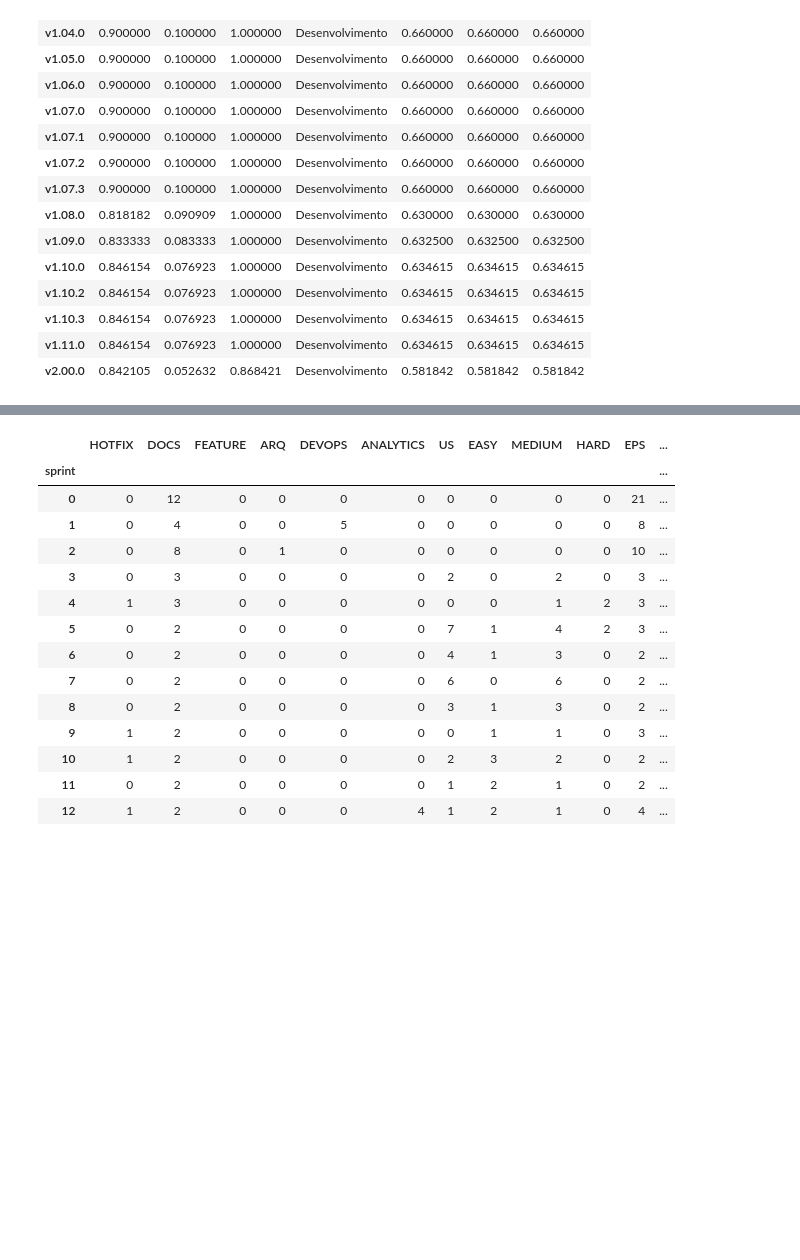
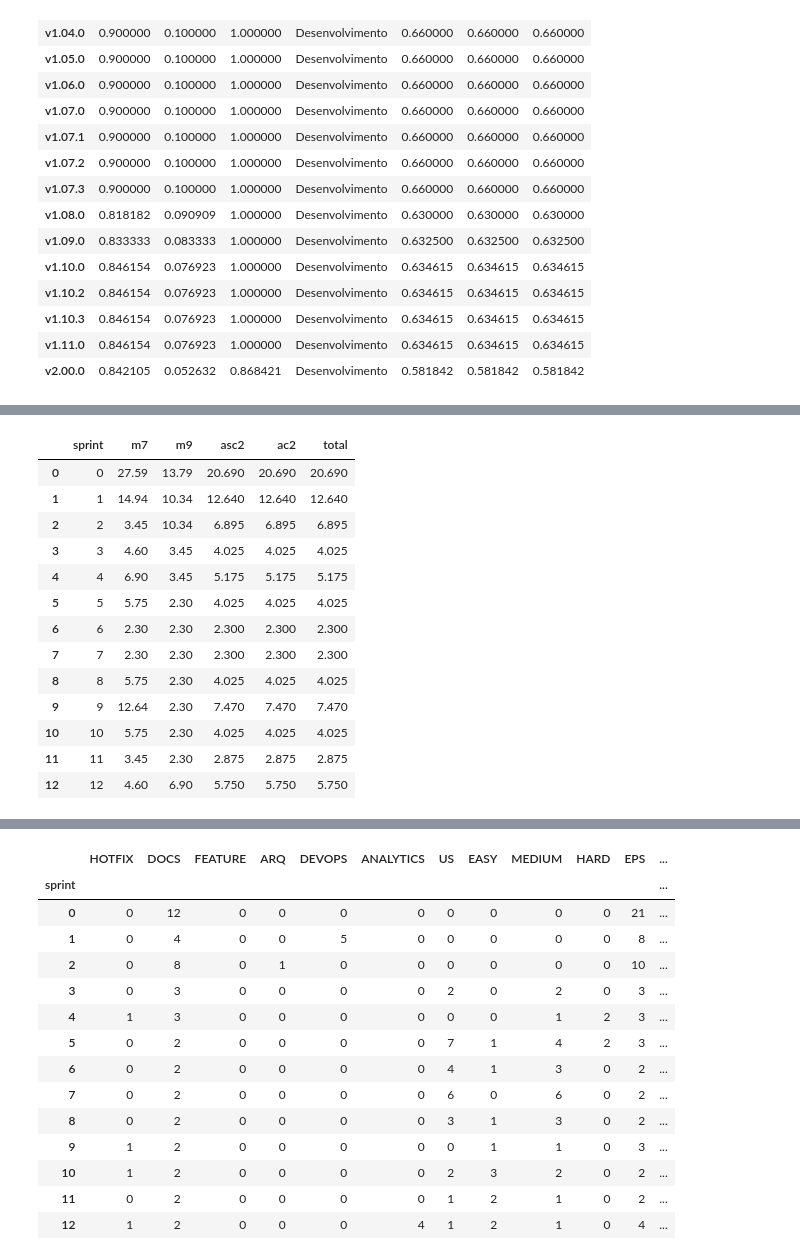
Before and after one commit to fga-eps-mds/2020.2-Violeta-Documentacao, a Jupyter notebook: docs/Projeto/analytics.ipynb, the cells around one changed output, grey strips where cells are left out. Saved outputs shown, nothing was run; the diff lists cells and outputs as text; code cells hidden in the pictures; blank space fills up the shorter version.

```diff
--- a/docs/Projeto/analytics.ipynb
+++ b/docs/Projeto/analytics.ipynb
@@ -470,3 +477,23 @@ statistics.set_index('Métricas')
+# %%
+m7_m9_df['ac2'] = m7_m9_df['asc2'] * 1
+m7_m9_df['total'] = m7_m9_df['asc2'] * 1
+
+m7_m9_df
+# %% [output]
+|  | sprint | m7 | m9 | asc2 | ac2 | total |
+| 0 | 0 | 27.59 | 13.79 | 20.690 | 20.690 | 20.690 |
+| 1 | 1 | 14.94 | 10.34 | 12.640 | 12.640 | 12.640 |
+| 2 | 2 | 3.45 | 10.34 | 6.895 | 6.895 | 6.895 |
+| 3 | 3 | 4.60 | 3.45 | 4.025 | 4.025 | 4.025 |
+| 4 | 4 | 6.90 | 3.45 | 5.175 | 5.175 | 5.175 |
+| 5 | 5 | 5.75 | 2.30 | 4.025 | 4.025 | 4.025 |
+| 6 | 6 | 2.30 | 2.30 | 2.300 | 2.300 | 2.300 |
+| 7 | 7 | 2.30 | 2.30 | 2.300 | 2.300 | 2.300 |
+| 8 | 8 | 5.75 | 2.30 | 4.025 | 4.025 | 4.025 |
+| 9 | 9 | 12.64 | 2.30 | 7.470 | 7.470 | 7.470 |
+| 10 | 10 | 5.75 | 2.30 | 4.025 | 4.025 | 4.025 |
+| 11 | 11 | 3.45 | 2.30 | 2.875 | 2.875 | 2.875 |
+| 12 | 12 | 4.60 | 6.90 | 5.750 | 5.750 | 5.750 |
 # %%
 m7_m9_df.set_index('sprint')
 # %% [output]
```
Also changed, not shown: parts of 9 cells of this notebook, 4 other files.
